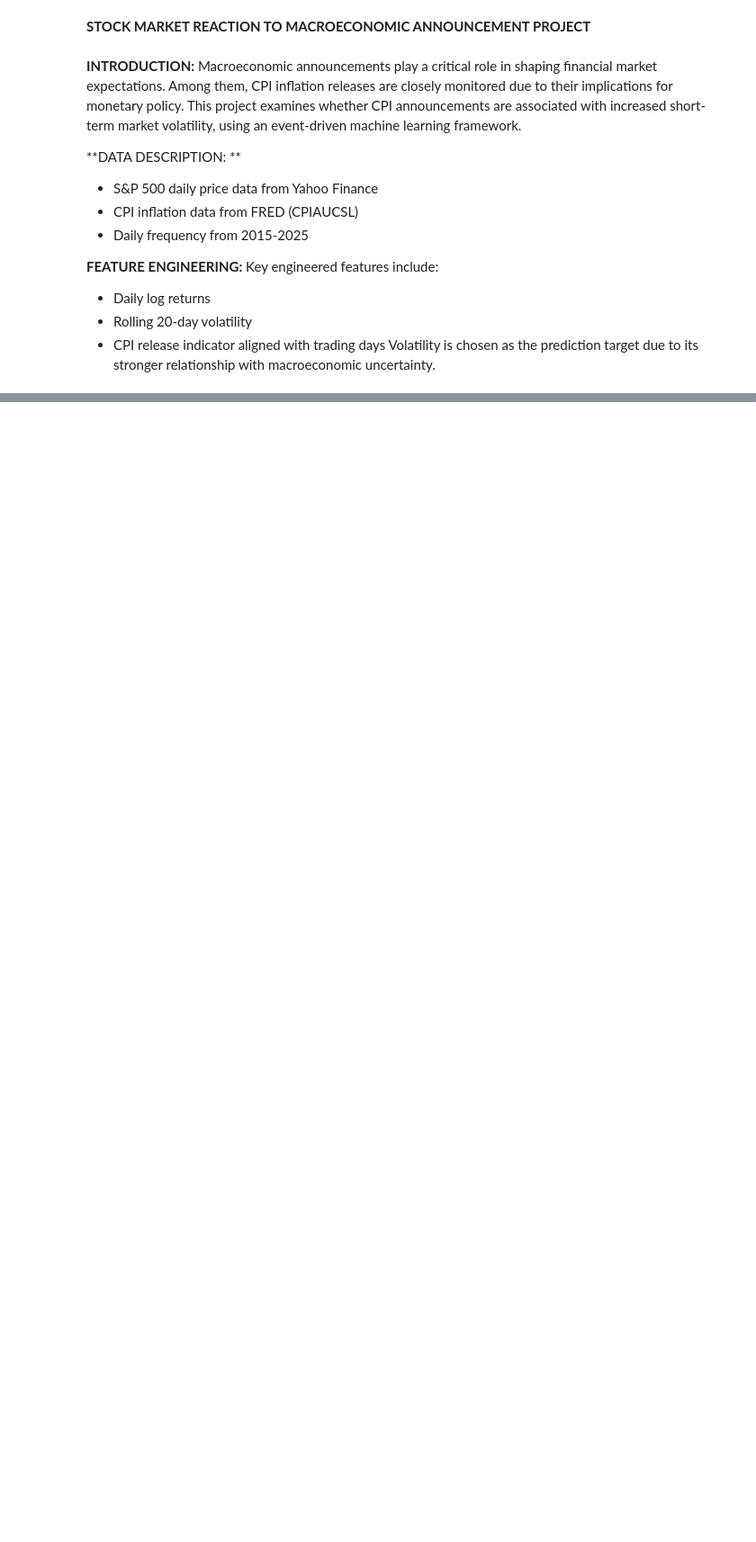
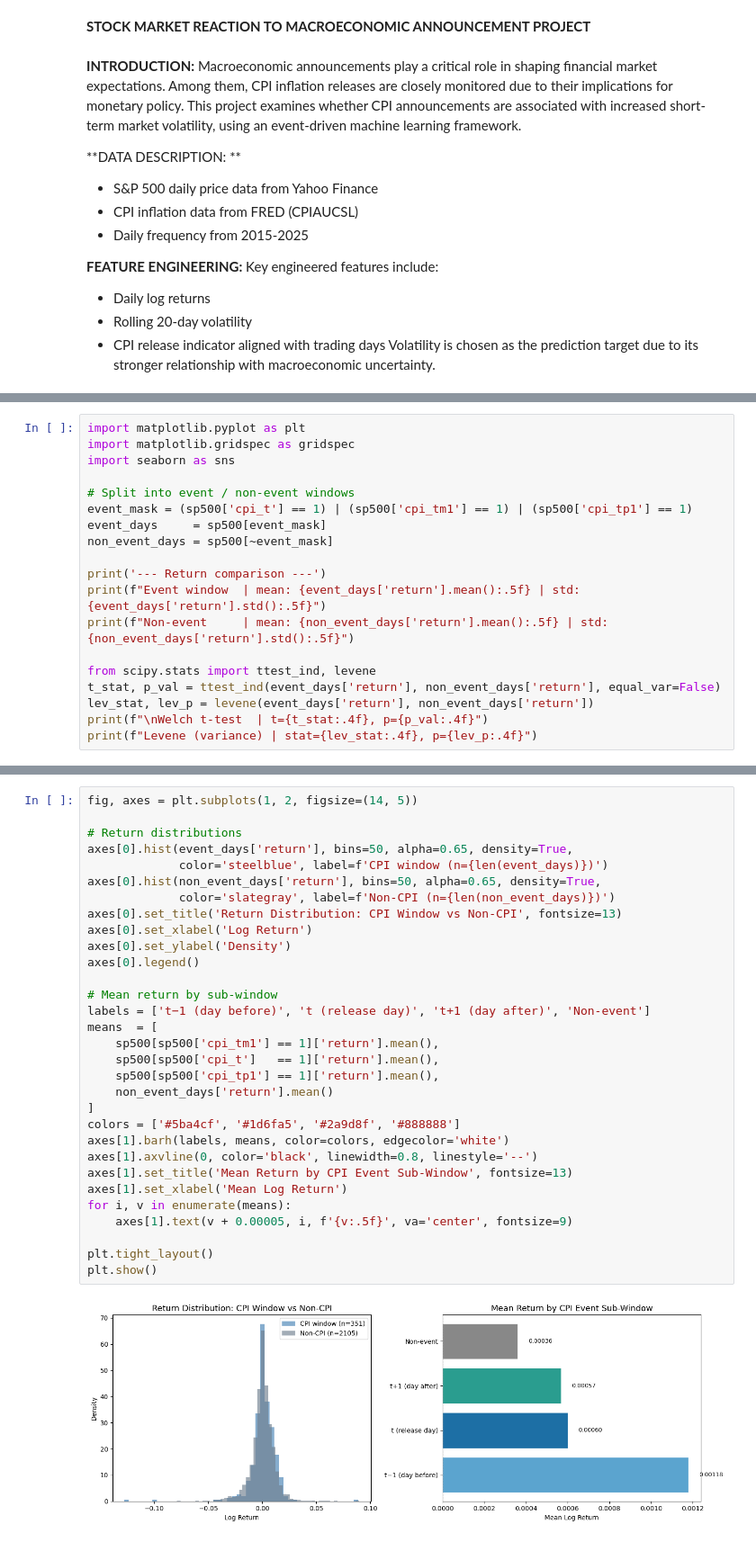
Before and after one commit to NganTran-185/cpi-volatility-analysis, a Jupyter notebook: Stock_Market_Reaction_to_Macroeconomic_Anouncement.ipynb, the cells around one changed output, grey strips where cells are left out. Shown at 90% size. Saved outputs shown, nothing was run; the diff lists cells and outputs as text; blank space fills up the shorter version.

```diff
--- a/Stock_Market_Reaction_to_Macroeconomic_Anouncement.ipynb
+++ b/Stock_Market_Reaction_to_Macroeconomic_Anouncement.ipynb
@@ -224,0 +234,19 @@ The analysis is limited by the absencec of CPI forecast data and daily frequency
+# %%
+import matplotlib.pyplot as plt
+import matplotlib.gridspec as gridspec
+import seaborn as sns
+
+# Split into event / non-event windows
+event_mask = (sp500['cpi_t'] == 1) | (sp500['cpi_tm1'] == 1) | (sp500['cpi_tp1'] == 1)
+event_days     = sp500[event_mask]
+non_event_days = sp500[~event_mask]
+
+print('--- Return comparison ---')
+print(f"Event window  | mean: {event_days['return'].mean():.5f} | std: {event_days['return'].std():.5f}")
+print(f"Non-event     | mean: {non_event_days['return'].mean():.5f} | std: {non_event_days['return'].std():.5f}")
+
+from scipy.stats import ttest_ind, levene
+t_stat, p_val = ttest_ind(event_days['return'], non_event_days['return'], equal_var=False)
+lev_stat, lev_p = levene(event_days['return'], non_event_days['return'])
+print(f"\nWelch t-test  | t={t_stat:.4f}, p={p_val:.4f}")
+print(f"Levene (variance) | stat={lev_stat:.4f}, p={lev_p:.4f}")
@@ -224,0 +260,33 @@ The analysis is limited by the absencec of CPI forecast data and daily frequency
+# %%
+fig, axes = plt.subplots(1, 2, figsize=(14, 5))
+
+# Return distributions
+axes[0].hist(event_days['return'], bins=50, alpha=0.65, density=True,
+             color='steelblue', label=f'CPI window (n={len(event_days)})')
+axes[0].hist(non_event_days['return'], bins=50, alpha=0.65, density=True,
+             color='slategray', label=f'Non-CPI (n={len(non_event_days)})')
+axes[0].set_title('Return Distribution: CPI Window vs Non-CPI', fontsize=13)
+axes[0].set_xlabel('Log Return')
+axes[0].set_ylabel('Density')
+axes[0].legend()
+
+# Mean return by sub-window
+labels = ['t−1 (day before)', 't (release day)', 't+1 (day after)', 'Non-event']
+means  = [
+    sp500[sp500['cpi_tm1'] == 1]['return'].mean(),
+    sp500[sp500['cpi_t']   == 1]['return'].mean(),
+    sp500[sp500['cpi_tp1'] == 1]['return'].mean(),
+    non_event_days['return'].mean()
+]
+colors = ['#5ba4cf', '#1d6fa5', '#2a9d8f', '#888888']
+axes[1].barh(labels, means, color=colors, edgecolor='white')
+axes[1].axvline(0, color='black', linewidth=0.8, linestyle='--')
+axes[1].set_title('Mean Return by CPI Event Sub-Window', fontsize=13)
+axes[1].set_xlabel('Mean Log Return')
+for i, v in enumerate(means):
+    axes[1].text(v + 0.00005, i, f'{v:.5f}', va='center', fontsize=9)
+
+plt.tight_layout()
+plt.show()
+# %% [output]
+[figure, added]
```
Also changed, not shown: parts of 42 cells of this notebook.
